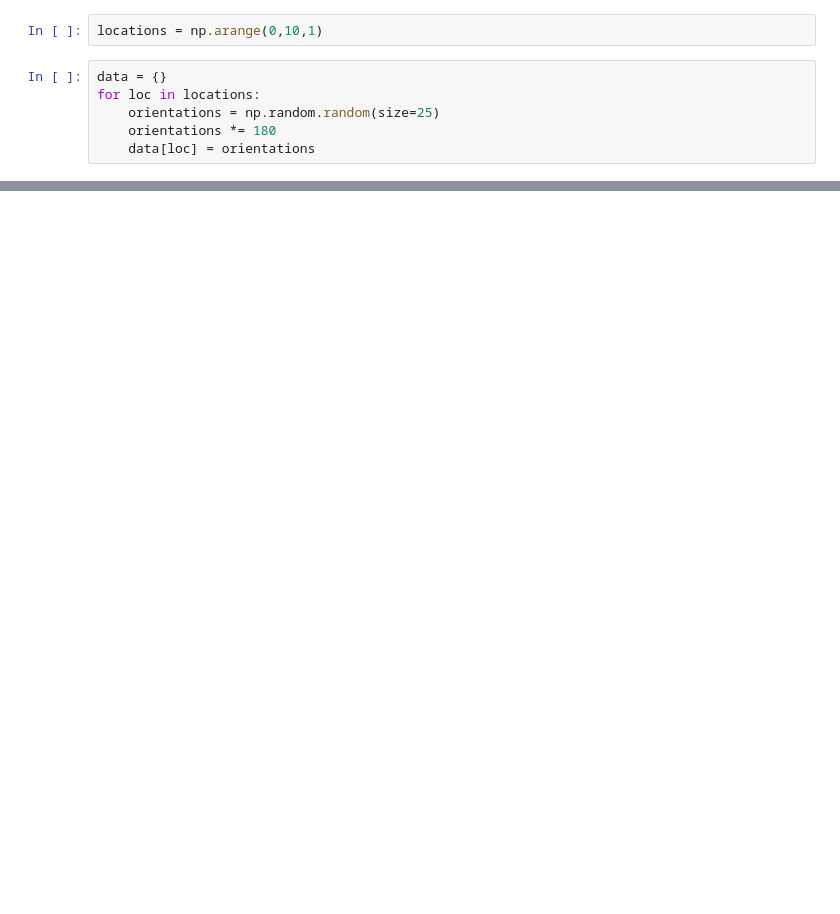
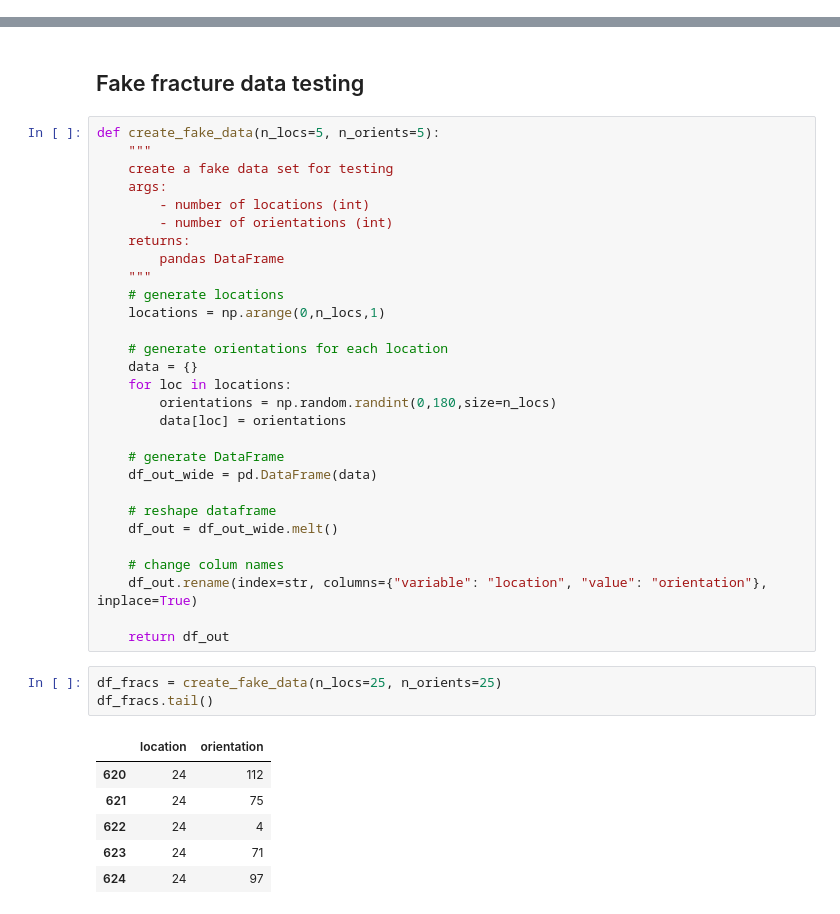
Before and after one commit to Zabamund/misc, a Jupyter notebook: notebooks/KDE_smoothing.ipynb, the cells around one changed output, grey strips where cells are left out. Drawn from its saved outputs; the diff is of its cells as text; blank space fills up the shorter version.

```diff
--- a/notebooks/KDE_smoothing.ipynb
+++ b/notebooks/KDE_smoothing.ipynb
@@ -48,8 +0,0 @@ plt.show()
-# %%
-locations = np.arange(0,10,1)
-# %%
-data = {}
-for loc in locations:
-    orientations = np.random.random(size=25)
-    orientations *= 180
-    data[loc] = orientations
@@ -119,0 +89,41 @@ plot_frac_azis(df_fracs, start_location=3, end_location=6, cmap='magma')
+# %% [markdown]
+## Fake fracture data testing
+# %%
+def create_fake_data(n_locs=5, n_orients=5):
+    """
+    create a fake data set for testing
+    args:
+        - number of locations (int)
+        - number of orientations (int)
+    returns:
+        pandas DataFrame
+    """
+    # generate locations
+    locations = np.arange(0,n_locs,1)
+
+    # generate orientations for each location
+    data = {}
+    for loc in locations:
+        orientations = np.random.randint(0,180,size=n_locs)
+        data[loc] = orientations
+
+    # generate DataFrame
+    df_out_wide = pd.DataFrame(data)
+
+    # reshape dataframe
+    df_out = df_out_wide.melt()
+
+    # change colum names
+    df_out.rename(index=str, columns={"variable": "location", "value": "orientation"}, inplace=True)
+
+    return df_out
+# %%
+df_fracs = create_fake_data(n_locs=25, n_orients=25)
+df_fracs.tail()
+# %% [output]
+|  | location | orientation |
+| 620 | 24 | 112 |
+| 621 | 24 | 75 |
+| 622 | 24 | 4 |
+| 623 | 24 | 71 |
+| 624 | 24 | 97 |
```
Also changed, not shown: parts of 36 cells of this notebook.
